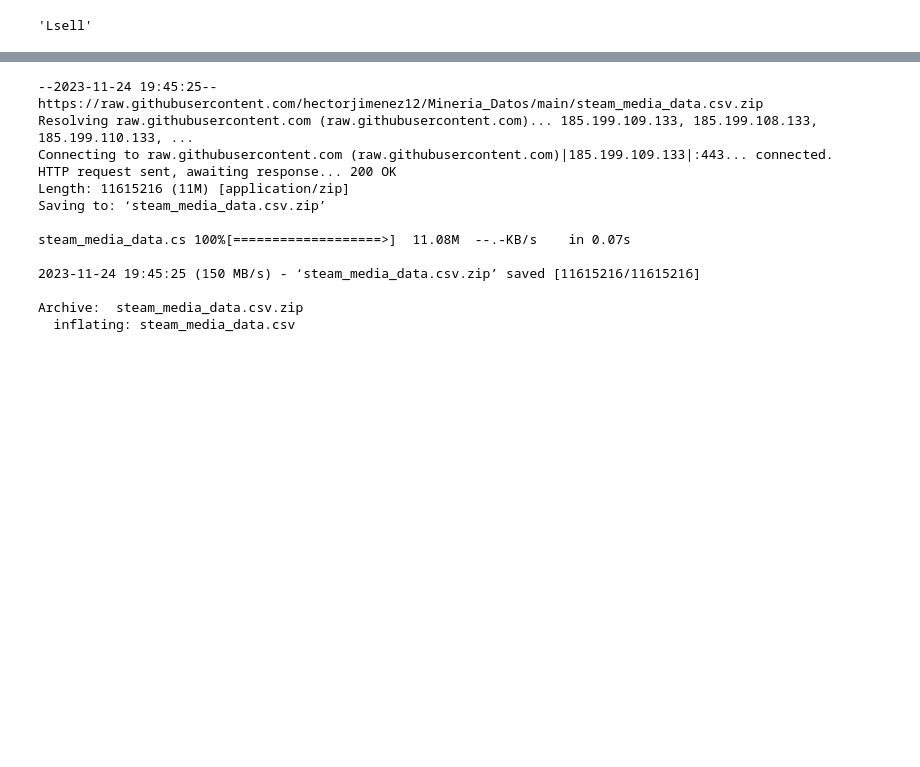
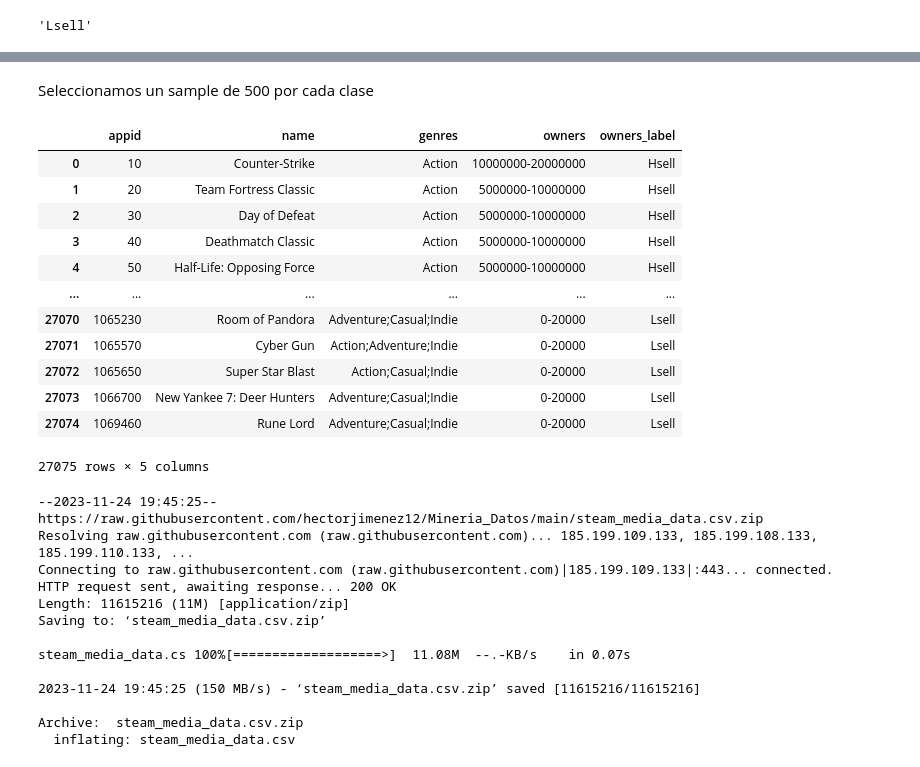
Before and after one commit to hectorjimenez12/CC5205_Proyecto, a Jupyter notebook: Hito3_CNN+.ipynb, the cells around one changed output, grey strips where cells are left out. Cells and saved outputs as stored; diff of their text form; code cells hidden in the pictures; blank space fills up the shorter version.

```diff
--- a/Hito3_CNN+.ipynb
+++ b/Hito3_CNN+.ipynb
@@ -42,3 +42,24 @@ dfdata.owners_label
+# %% [markdown]
+Seleccionamos un sample de 500 por cada clase
+# %%
+Nsample = 600
+labels = ['Hsell','Lsell']
+list_ids = [ list(dfdata.index[dfdata.owners_label.isin([i])]) for i in labels ]
+dfsample = dfdata.loc[ sum(list_ids,[]) , ['appid','name','genres','owners','owners_label'] ]
+# %% [output]
+|  | appid | name | genres | owners | owners_label |
+| 0 | 10 | Counter-Strike | Action | 10000000-20000000 | Hsell |
+| 1 | 20 | Team Fortress Classic | Action | 5000000-10000000 | Hsell |
+| 2 | 30 | Day of Defeat | Action | 5000000-10000000 | Hsell |
+| 3 | 40 | Deathmatch Classic | Action | 5000000-10000000 | Hsell |
+| 4 | 50 | Half-Life: Opposing Force | Action | 5000000-10000000 | Hsell |
+| ... | ... | ... | ... | ... | ... |
+| 27070 | 1065230 | Room of Pandora | Adventure;Casual;Indie | 0-20000 | Lsell |
+| 27071 | 1065570 | Cyber Gun | Action;Adventure;Indie | 0-20000 | Lsell |
+| 27072 | 1065650 | Super Star Blast | Action;Casual;Indie | 0-20000 | Lsell |
+| 27073 | 1066700 | New Yankee 7: Deer Hunters | Adventure;Casual;Indie | 0-20000 | Lsell |
+| 27074 | 1069460 | Rune Lord | Adventure;Casual;Indie | 0-20000 | Lsell |
+27075 rows × 5 columns
 # %%
 !wget https://raw.githubusercontent.com/hectorjimenez12/Mineria_Datos/main/steam_media_data.csv.zip
 !unzip steam_media_data.csv.zip
```
Also changed, not shown: parts of 1 cell of this notebook.
